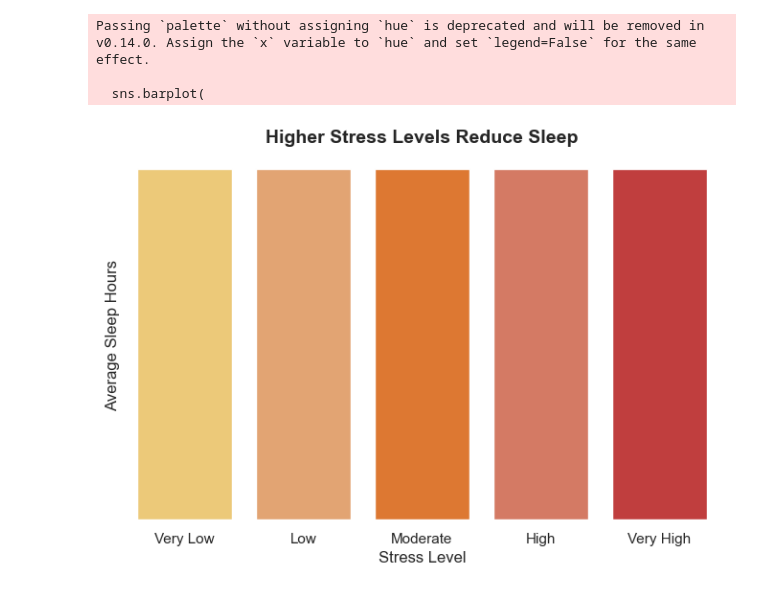
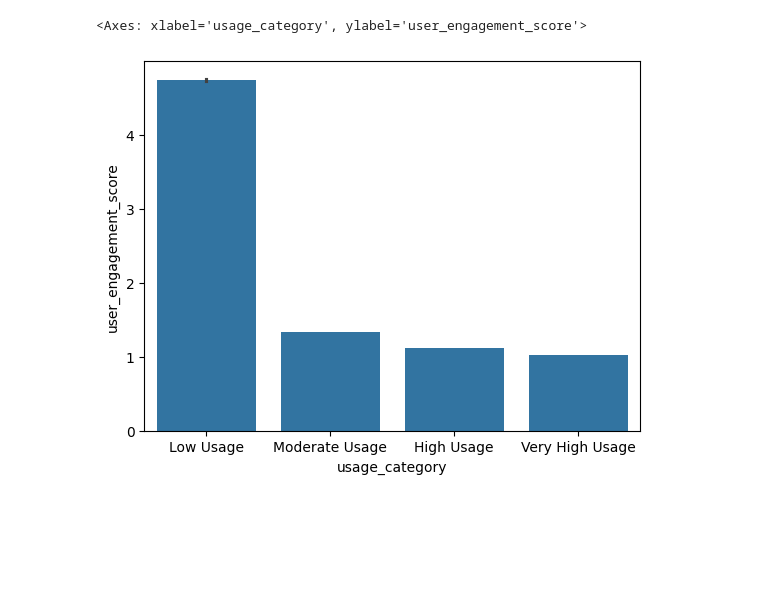
Before and after one commit to David7537/DataVizProject, a Jupyter notebook: DataViz.ipynb, the cells around one changed output. Drawn from its saved outputs; the diff is of its cells as text; code cells hidden in the pictures; blank space fills up the shorter version.

```diff
--- a/DataViz.ipynb
+++ b/DataViz.ipynb
@@ -25,19 +25,3 @@ Index(['user_id', 'app_name', 'age', 'gender', 'country', 'urban_rural',
        'biometric_login_used', 'linked_accounts_count', 'subscription_status',
        'user_engagement_score'],
       dtype='str')
-# %%
-# Seaborn style
-sns.set_theme(style="white")
-
-# Create categories
-df["usage_category"] = pd.cut(
-    df["daily_active_minutes_instagram"],
-    bins=[0, 60, 180, 600],
-    labels=["Low", "Medium", "High"]
-)
-
-df["stress_category"] = pd.cut(
-    df["perceived_stress_score"],
-    bins=[0, 3, 6, 10],
-    labels=["Low", "Medium", "High"]
-)
@@ -125,47 +127,23 @@ plt.show()
 # %%
-# ==========================================
-# NEW CHART 3 — SLEEP HOURS BY STRESS LEVEL
-# Using BARPLOT instead of LINEPLOT
-# ==========================================
+# Create stress categories
 
-# Create stress ranges
 df["stress_range"] = pd.cut(
     df["perceived_stress_score"],
     bins=[0, 2, 4, 6, 8, 10],
     labels=[
         "Very Low",
         "Low",
         "Moderate",
         "High",
         "Very High"
     ]
 )
 
-plt.figure(figsize=(8,5))
-
 sns.barplot(
     data=df,
-    x="stress_range",
-    y="sleep_hours_per_night",
-    palette=["#FFD166", "#F4A261", "#F97316", "#E76F51", "#D62828"],
-    errorbar=None
+    x="usage_category",
+    y="user_engagement_score"
 )
-
-sns.despine(left=True, bottom=True)
-
-plt.title(
-    "Higher Stress Levels Reduce Sleep",
-    fontsize=14,
-    fontweight="bold"
-)
-
-plt.xlabel("Stress Level")
-plt.ylabel("Average Sleep Hours")
-plt.yticks([])
-
-plt.show()
 # %% [output]
-Passing `palette` without assigning `hue` is deprecated and will be removed in v0.14.0. Assign the `x` variable to `hue` and set `legend=False` for the same effect.
-
-  sns.barplot(
+<Axes: xlabel='usage_category', ylabel='user_engagement_score'>
-[figure, old version]
+[figure, new version]
```
Also changed, not shown: parts of 9 cells of this notebook.
